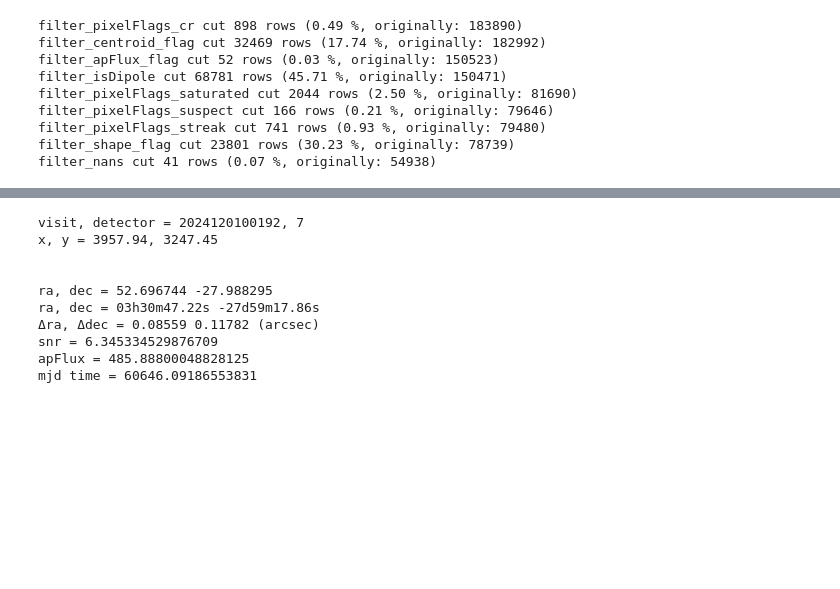
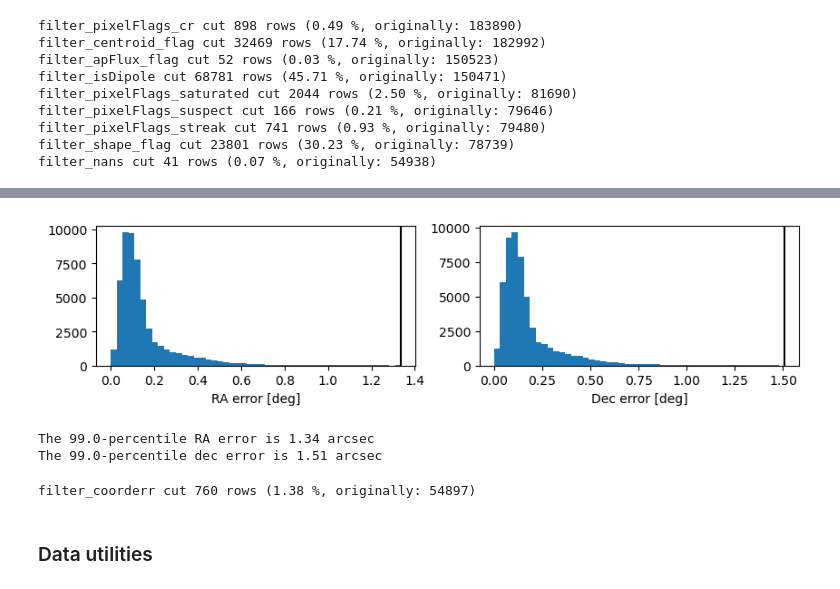
Before and after one commit to peppedilillo/doppelganger, a Jupyter notebook: notebooks/15_dp1_diaSource_Graph_Simbad.ipynb, the cells around one changed output, grey strips where cells are left out. Cells and saved outputs as stored; diff of their text form; code cells hidden in the pictures; blank space fills up the shorter version.

```diff
--- a/notebooks/15_dp1_diaSource_Graph_Simbad.ipynb
+++ b/notebooks/15_dp1_diaSource_Graph_Simbad.ipynb
@@ -75,9 +68,13 @@ ccdVisit_df
 # %%
+ccdVisit_ids = ccdVisit_df["visitId"].unique()
+ccdVisit_ids_str = "(" + ", ".join(map(str, ccdVisit_ids)) + ")"
 job = service.submit_job(
-    f"SELECT coord_dec ,coord_decErr, coord_ra, coord_raErr  "
-    f"FROM dp1.Object "
-    f"WHERE CONTAINS(POINT('ICRS',  coord_ra , coord_dec), CIRCLE('ICRS', {target_ra}, {target_dec}, {radius}))=1"
+    f"SELECT * "
+    f"FROM dp1.DiaSource "
+    f"WHERE visit IN {ccdVisit_ids_str}"
 )
+# query is larg-ish, so we launch the job as async
 job.run()
 job.wait(phases=['COMPLETED', 'ERROR'])
 print('Job phase is', job.phase)
+diaSource_df = job.fetch_result().to_table().to_pandas()
@@ -203,9 +154,0 @@ The 95.0-percentile dec error is 0.57 arcsec
-# %%
-@verbose
-def filter_coorderr(df: pd.DataFrame, quantile: float)  -> pd.DataFrame:
-    return df[
-        (df["raErr"] < np.quantile(df["raErr"], quantile)) &
-        (df["decErr"] < np.quantile(df["decErr"], quantile))
-    ]
-
-diaSource_df = filter_coorderr(diaSource_df, 0.95)
@@ -576,24 +155,31 @@ plt.show()
-# %%
-node_source = 600421335469391977
-node_visit = st.map_s2v[node_source]
-
-print(f"visit, detector = {ccdVisit_df.loc[node_visit]["visitId"]}, {ccdVisit_df.loc[node_visit]["detector"]}")
-print(f"x, y = {diaSource_df.loc[node_source]["x"]:.2f}, {diaSource_df.loc[node_source]["y"]:.2f}\n\n")
-print(f"ra, dec = {diaSource_df.loc[node_source]["ra"]:.6f} {diaSource_df.loc[node_source]["dec"]:.6f}")
-
-print(f"ra, dec = {SkyCoord(ra=diaSource_df.loc[node_source]["ra"] * u.deg,dec=diaSource_df.loc[node_source]["dec"] * u.deg).to_string('hmsdms', precision=2)}")
-print(f"Δra, Δdec = {diaSource_df.loc[node_source]["raErr"] * 3600:.5f} {diaSource_df.loc[node_source]["decErr"] * 3600:.5f} (arcsec)")
-print(f"snr = {diaSource_df.loc[node_source]["snr"]}")
-print(f"apFlux = {diaSource_df.loc[node_source]["apFlux"]}")
-print(f"mjd time = {st._source_time(node_source)}")
-# %% [output]
-visit, detector = 2024120100192, 7
-x, y = 3957.94, 3247.45
-
-
-ra, dec = 52.696744 -27.988295
-ra, dec = 03h30m47.22s -27d59m17.86s
-Δra, Δdec = 0.08559 0.11782 (arcsec)
-snr = 6.345334529876709
-apFlux = 485.88800048828125
-mjd time = 60646.09186553831
+# %%
+q = 0.99
+
+fig, axs = plt.subplots(1,2, figsize=(10, 2))
+_  = axs[0].hist(_raErrs_arcsec := diaSource_df["raErr"] * 3600, bins=np.linspace(0, np.quantile(_raErrs_arcsec, 0.99), 50))
+axs[0].axvline(np.quantile(_raErrs_arcsec, q), color="k")
+axs[0].set_xlabel("RA error [deg]")
+_  = axs[1].hist(_decErrs_arcsec := diaSource_df["decErr"] * 3600, bins=np.linspace(0, np.quantile(_decErrs_arcsec, 0.99), 50))
+axs[1].axvline(np.quantile(_decErrs_arcsec, q), color="k")
+axs[1].set_xlabel("Dec error [deg]")
+plt.show()
+
+print(f"The {100 * q}-percentile RA error is {np.quantile(_raErrs_arcsec, q):.2f} arcsec")
+print(f"The {100 * q}-percentile dec error is {np.quantile(_decErrs_arcsec, q):.2f} arcsec")
+# %% [output]
+[figure, added]
+The 99.0-percentile RA error is 1.34 arcsec
+The 99.0-percentile dec error is 1.51 arcsec
+# %%
+@verbose
+def filter_coorderr(df: pd.DataFrame, quantile: float)  -> pd.DataFrame:
+    return df[
+        (df["raErr"] < np.quantile(df["raErr"], quantile)) &
+        (df["decErr"] < np.quantile(df["decErr"], quantile))
+    ]
+
+diaSource_df = filter_coorderr(diaSource_df, 0.99)
+# %% [output]
+filter_coorderr cut 760 rows (1.38 %, originally: 54897)
+# %% [markdown]
+### Data utilities
```
Also changed, not shown: parts of 55 cells of this notebook.
